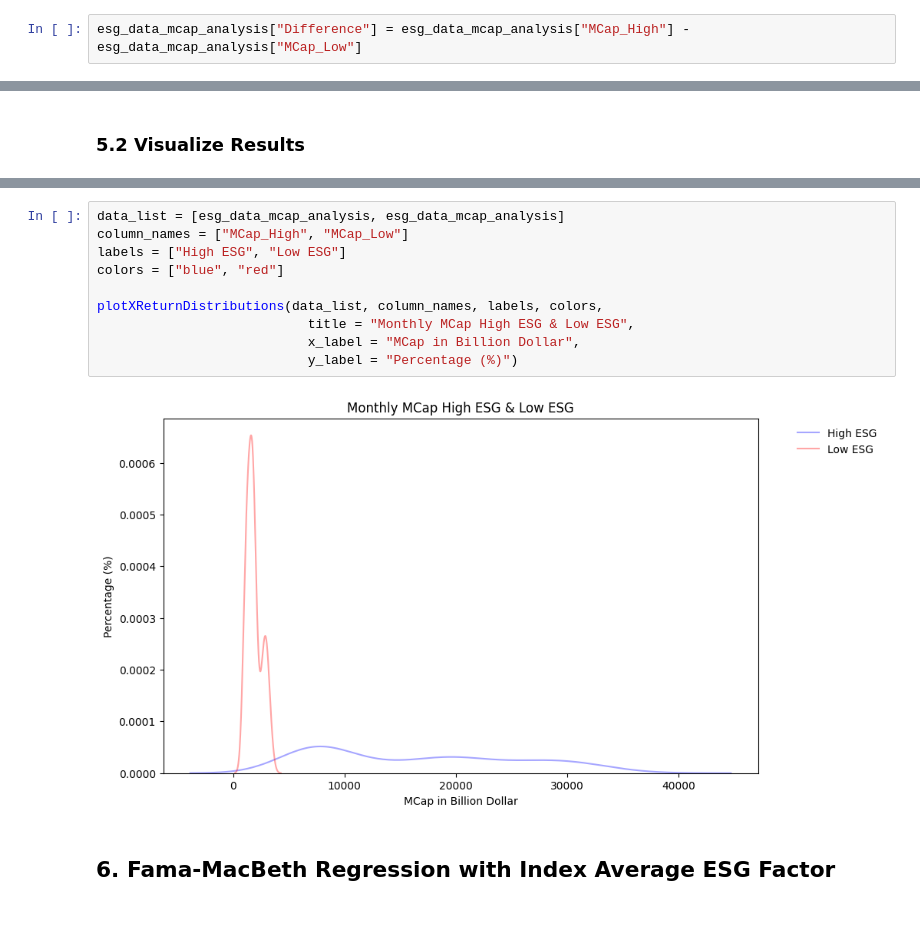
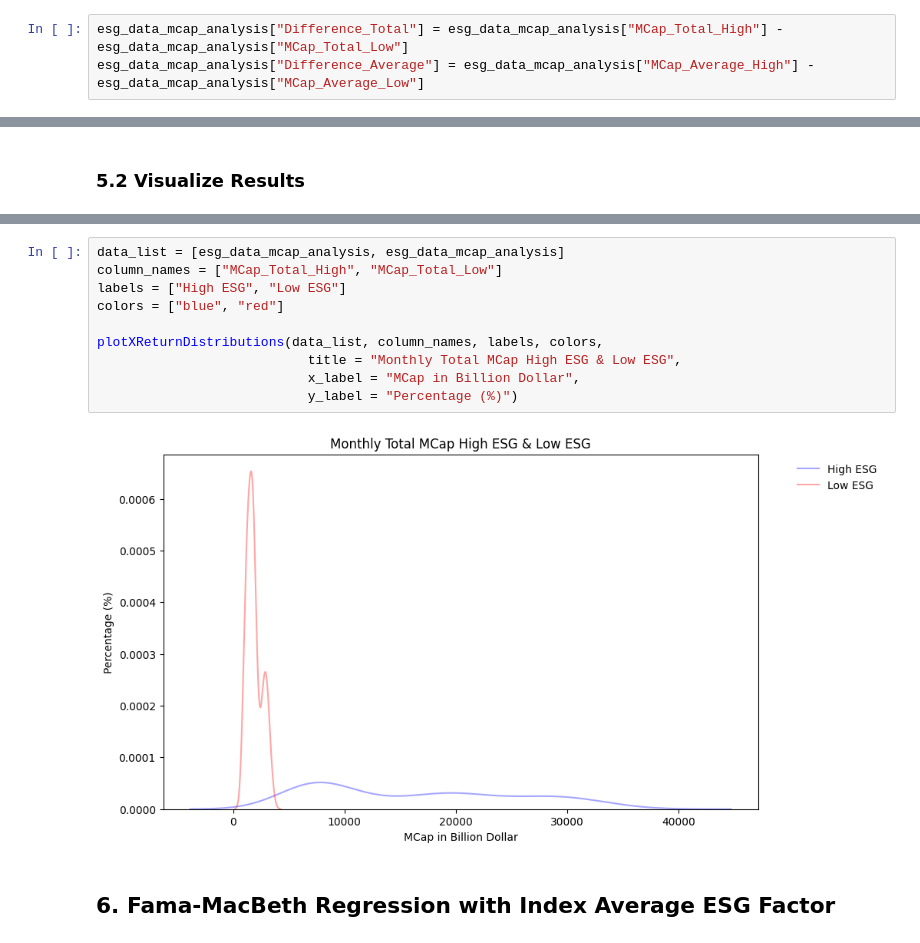
Before and after one commit to lkrsl/multi_factor_modelling_esg_factor_development, a Jupyter notebook: Part2_Factor_Analysis_V4.ipynb, the cells around one changed output, grey strips where cells are left out. Drawn from its saved outputs; the diff is of its cells as text.

```diff
--- a/Part2_Factor_Analysis_V4.ipynb
+++ b/Part2_Factor_Analysis_V4.ipynb
@@ -748,8 +788,9 @@ esg_data_mcap_analysis = esg_data.copy()
 
 esg_data_mcap_analysis["Date"] = pd.to_datetime(esg_data_mcap_analysis["Date"])
 esg_data_mcap_analysis["Date"] = esg_data_mcap_analysis["Date"].dt.date
-# %%
-esg_data_mcap_analysis["Difference"] = esg_data_mcap_analysis["MCap_High"] - esg_data_mcap_analysis["MCap_Low"]
+# %%
+esg_data_mcap_analysis["Difference_Total"] = esg_data_mcap_analysis["MCap_Total_High"] - esg_data_mcap_analysis["MCap_Total_Low"]
+esg_data_mcap_analysis["Difference_Average"] = esg_data_mcap_analysis["MCap_Average_High"] - esg_data_mcap_analysis["MCap_Average_Low"]
 # %%
 esg_data_mcap_analysis.head()
 # %% [output]
@@ -776,15 +829,15 @@ plotXReturnDistributions(data_list, column_names, labels, colors,
 # %%
 data_list = [esg_data_mcap_analysis, esg_data_mcap_analysis]
-column_names = ["MCap_High", "MCap_Low"]
+column_names = ["MCap_Total_High", "MCap_Total_Low"]
 labels = ["High ESG", "Low ESG"]
 colors = ["blue", "red"]
 
 plotXReturnDistributions(data_list, column_names, labels, colors,
-                           title = "Monthly MCap High ESG & Low ESG",
+                           title = "Monthly Total MCap High ESG & Low ESG",
                            x_label = "MCap in Billion Dollar",
                            y_label = "Percentage (%)")
 # %% [output]
-[figure, old version]
+[figure, new version]
 # %% [markdown]
 ## **6. Fama-MacBeth Regression with Index Average ESG Factor**
 # %% [markdown]
```
Also changed, not shown: parts of 24 cells of this notebook.
